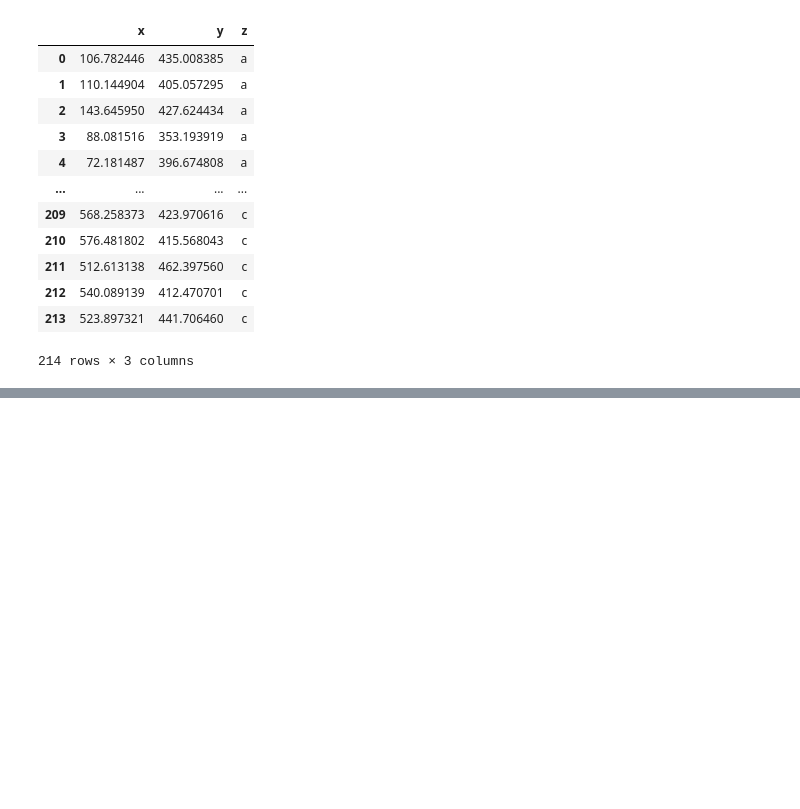
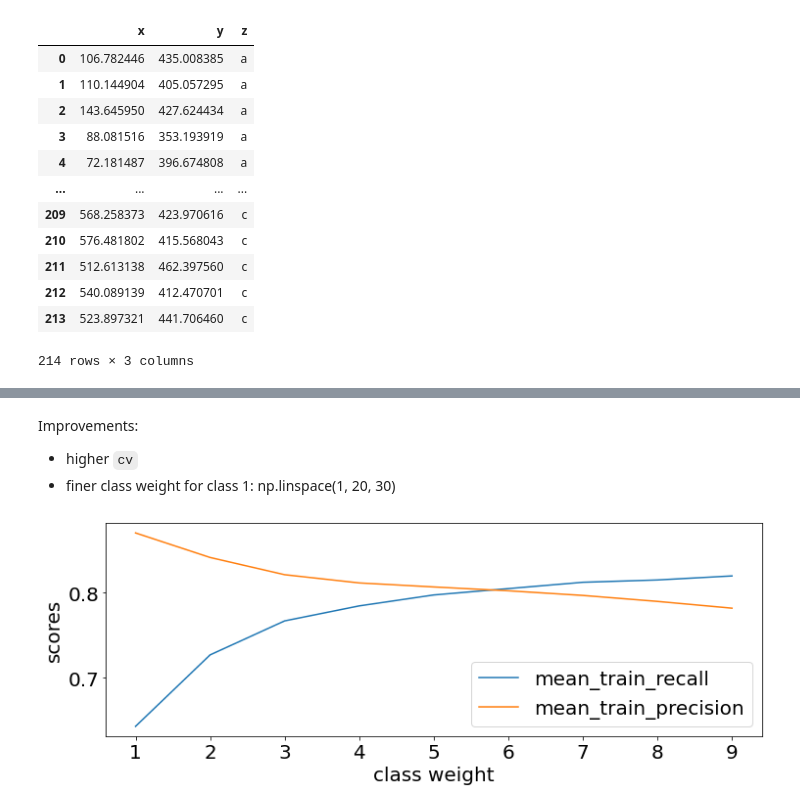
Before and after one commit to jpdeleon/fcc_tutorials, a Jupyter notebook: notebooks/Scikit-learn Crash Course - Machine Learning Library for Python.ipynb, the cells around one changed output, grey strips where cells are left out. Cells and saved outputs as stored; diff of their text form; code cells hidden in the pictures; blank space fills up the shorter version.

```diff
--- a/notebooks/Scikit-learn Crash Course - Machine Learning Library for Python.ipynb
+++ b/notebooks/Scikit-learn Crash Course - Machine Learning Library for Python.ipynb
@@ -156,0 +170,4 @@ d
+# %%
+X = data.drop(columns=["Time","Amount","Class"]).values
+y = data["Class"].values
+y.sum()
@@ -156,0 +254,3 @@ d
+# %%
+df = pd.DataFrame(grid.cv_results_)
+df.columns
@@ -156,0 +271,40 @@ d
+# %% [markdown]
+Improvements:
+* higher `cv`
+* finer class weight for class 1: np.linspace(1, 20, 30)
+# %%
+pl.rcParams['font.size'] = 20
+
+def plot_test(df, cols=None):
+    pl.figure(figsize=(12, 4))
+    if cols is None:
+        cols=['mean_train_recall', 'mean_train_precision']
+
+    for score in cols:
+        pl.plot([_[1] for _ in df['param_class_weight']],
+                df[score],
+                label=score
+               )
+    pl.legend()
+    pl.xlabel("class weight")
+    pl.ylabel("scores")
+
+def plot_train(df, cols=None):
+    pl.figure(figsize=(12, 4))
+    if cols is None:
+        cols=['mean_train_recall', 'mean_train_precision']
+
+    for score in cols:
+        pl.plot([_[1] for _ in df['param_class_weight']],
+                df[score.replace('test','train')],
+                label=score
+               )
+    pl.legend()
+    pl.xlabel("class weight")
+    pl.ylabel("scores")
+# %%
+df = pd.DataFrame(grid.cv_results_)
+
+plot_test(df)
+# %% [output]
+[figure, added]
```
Also changed, not shown: parts of 39 cells of this notebook, 30 other files.
